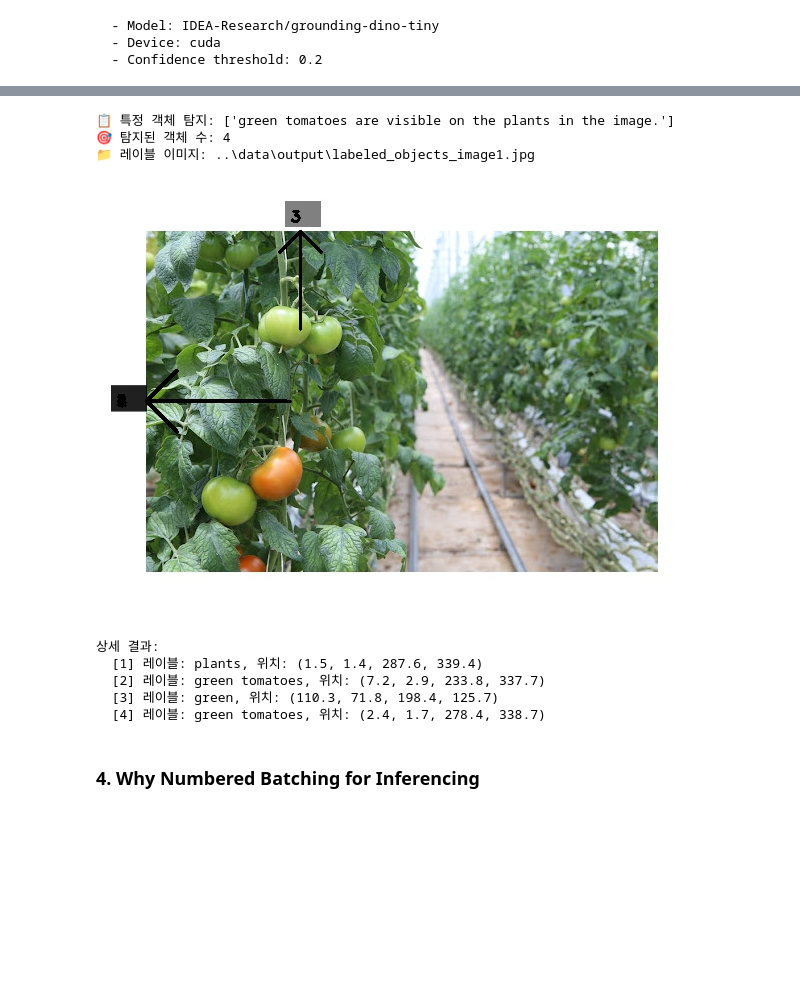
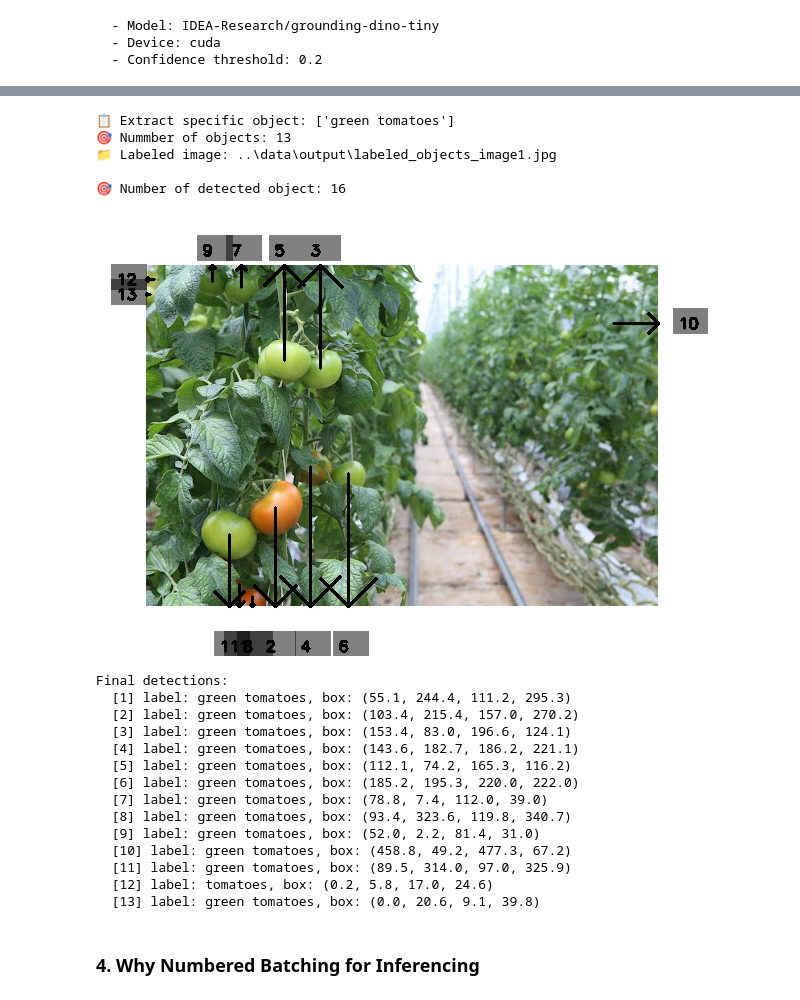
Before and after one commit to hjjjgoh/agentic-object-detection, a Jupyter notebook: notebook/practice.ipynb, the cells around one changed output, grey strips where cells are left out. Drawn from its saved outputs; the diff is of its cells as text; code cells hidden in the pictures; blank space fills up the shorter version.

```diff
--- a/notebook/practice.ipynb
+++ b/notebook/practice.ipynb
@@ -92,13 +96,14 @@ class VLMTool:
             return None
 
         prompt = (
-            "You are an AI vision assistant that extracts objects to be identified from a user's request."
-            "If the user wants to detect or semantically segment all objects in the image, return a comma-separated list of objects you can see. "
-            "If the user wants to detect or semantically segment specific objects, extract only those mentioned explicitly in their request. "
-            "Respond ONLY with the list of objects, separated by commas, and NOTHING ELSE."
-            "The objective here is only to understand the objects of interest that can be extracted from the image and the user's request."
-            "You are not actually required to perform or execute the user's request."
-            )
+            "You are an AI assistant that identifies the primary subject for an object detection task from a user's request. "
+            "Your goal is to extract ONLY the main object(s) the user wants to find, including their specific attributes like color or state. "
+            "Pay close attention to the grammar. If an object is mentioned as part of a location or relationship (e.g., 'the cat on the chair', 'tomatoes hidden by leaves'), do NOT extract the contextual object (like 'chair' or 'leaves'). Extract only the primary subject of the request."
+            "If the user asks for 'all objects', list what you see."
+            "Respond ONLY with a comma-separated list of the primary objects and NOTHING ELSE."
+            "For example, for 'Find the red tomatoes hidden by leaves', you should respond with 'red tomatoes'."
+            "For 'Show me the dog on the bed', you should respond with 'dog'."
+        )
 
         messages = [
             {"role": "system", "content": prompt},
@@ -482,35 +487,46 @@ display(labeled_img)
 # %%
 # === 특정 객체만 탐지 ===
 
-user_request_specific = "Find green colored tomatoes in this picture"
+user_request_specific = "Detect green colored tomatoes in this picture."
 specific_objects = vlm_tool.extract_objects_from_request(image_path, user_request_specific)
 print(f"📋 Extract specific object: {specific_objects}")
 
 detected_specific, labeled_specific_path = detector._run_detector(image_path, specific_objects)
 print(f"🎯 Nummber of objects: {len(detected_specific)}")
 print(f"📁 Labeled image: {labeled_specific_path}")
 print()
 
-
+print(f"🎯 Number of detected object: {len(detected_objects)}")
 # 결과 표시
 labeled_specific_img = Image.open(labeled_specific_path)
 display(labeled_specific_img)
 
 # 상세 결과 출력
 print("Final detections:")
 for num, label, bbox in detected_specific:
     x1, y1, x2, y2 = bbox
     print(f"  [{num}] label: {label}, box: ({x1:.1f}, {y1:.1f}, {x2:.1f}, {y2:.1f})")
 # %% [output]
-📋 특정 객체 탐지: ['green tomatoes are visible on the plants in the image.']
-🎯 탐지된 객체 수: 4
-📁 레이블 이미지: ..\data\output\labeled_objects_image1.jpg
+📋 Extract specific object: ['green tomatoes']
+🎯 Nummber of objects: 13
+📁 Labeled image: ..\data\output\labeled_objects_image1.jpg
+
+🎯 Number of detected object: 16
-[figure, old version]
+[figure, new version]
-상세 결과:
-  [1] 레이블: plants, 위치: (1.5, 1.4, 287.6, 339.4)
-  [2] 레이블: green tomatoes, 위치: (7.2, 2.9, 233.8, 337.7)
-  [3] 레이블: green, 위치: (110.3, 71.8, 198.4, 125.7)
-  [4] 레이블: green tomatoes, 위치: (2.4, 1.7, 278.4, 338.7)
+Final detections:
+  [1] label: green tomatoes, box: (55.1, 244.4, 111.2, 295.3)
+  [2] label: green tomatoes, box: (103.4, 215.4, 157.0, 270.2)
+  [3] label: green tomatoes, box: (153.4, 83.0, 196.6, 124.1)
+  [4] label: green tomatoes, box: (143.6, 182.7, 186.2, 221.1)
+  [5] label: green tomatoes, box: (112.1, 74.2, 165.3, 116.2)
+  [6] label: green tomatoes, box: (185.2, 195.3, 220.0, 222.0)
+  [7] label: green tomatoes, box: (78.8, 7.4, 112.0, 39.0)
+  [8] label: green tomatoes, box: (93.4, 323.6, 119.8, 340.7)
+  [9] label: green tomatoes, box: (52.0, 2.2, 81.4, 31.0)
+  [10] label: green tomatoes, box: (458.8, 49.2, 477.3, 67.2)
+  [11] label: green tomatoes, box: (89.5, 314.0, 97.0, 325.9)
+  [12] label: tomatoes, box: (0.2, 5.8, 17.0, 24.6)
+  [13] label: green tomatoes, box: (0.0, 20.6, 9.1, 39.8)
 # %% [markdown]
 ### 4. Why Numbered Batching for Inferencing
 # %% [markdown]
```
Also changed, not shown: parts of 11 cells of this notebook.
